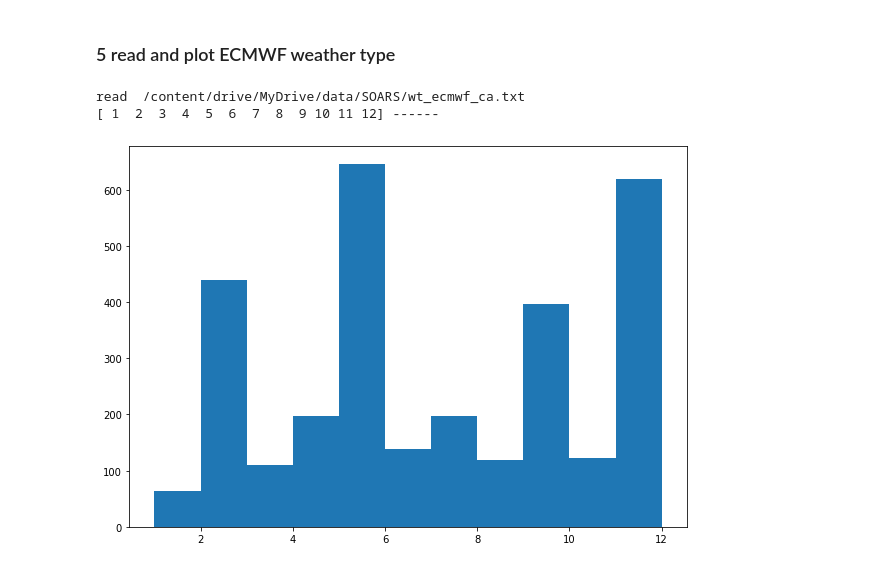
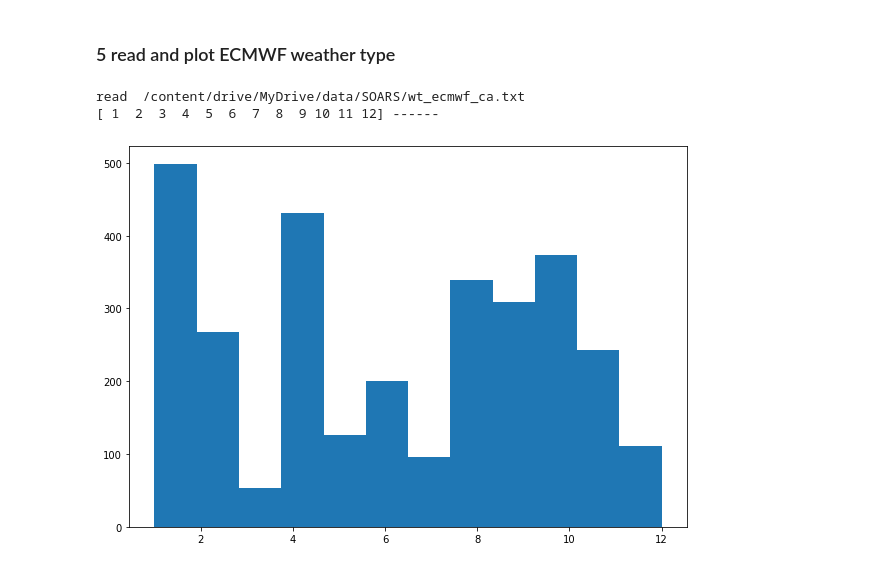
Before and after one commit to ming80302/SOARS, a Jupyter notebook: rd_csv_soar.ipynb, the cells around one changed output. Cells and saved outputs as stored; diff of their text form; code cells hidden in the pictures.

```diff
--- a/rd_csv_soar.ipynb
+++ b/rd_csv_soar.ipynb
@@ -116,34 +121,34 @@ df_era5.WT.plot();
 # %%
 flnm = dir_i + 'wt_ecmwf_ca.txt'
 print('read ', flnm)
 
 df_ec = pd.read_csv(flnm, header = None, delim_whitespace=True)
 
 # create column names for dateFrame
 list = ['year','month', 'day']
 for nm in range(1,51):
   mem = 'mem' + '%02d'%nm
   list.append(mem)
 
 df_ec.columns = list
 
 # create index
 n_date = len(df)
 
 df_ec.index = date_ind
 #print(df_ec.head)
 
 data = df_ec.iloc[:,3:].values.flatten() ##.stack()
 n_unique = np.unique(data)
 print(n_unique, '------')
 
 fig = plt.figure(figsize =(10, 7))
 
-plt.hist(data, bins = n_unique);
+plt.hist(data, bins = len(n_unique));
 # %% [output]
 read  /content/drive/MyDrive/data/SOARS/wt_ecmwf_ca.txt
 [ 1  2  3  4  5  6  7  8  9 10 11 12] ------
-[figure, old version]
+[figure, new version]
 # %%
 data_p = df_ec.iloc[:,3:9]
 data_p.hist();
```
Also changed, not shown: parts of 5 cells of this notebook.
